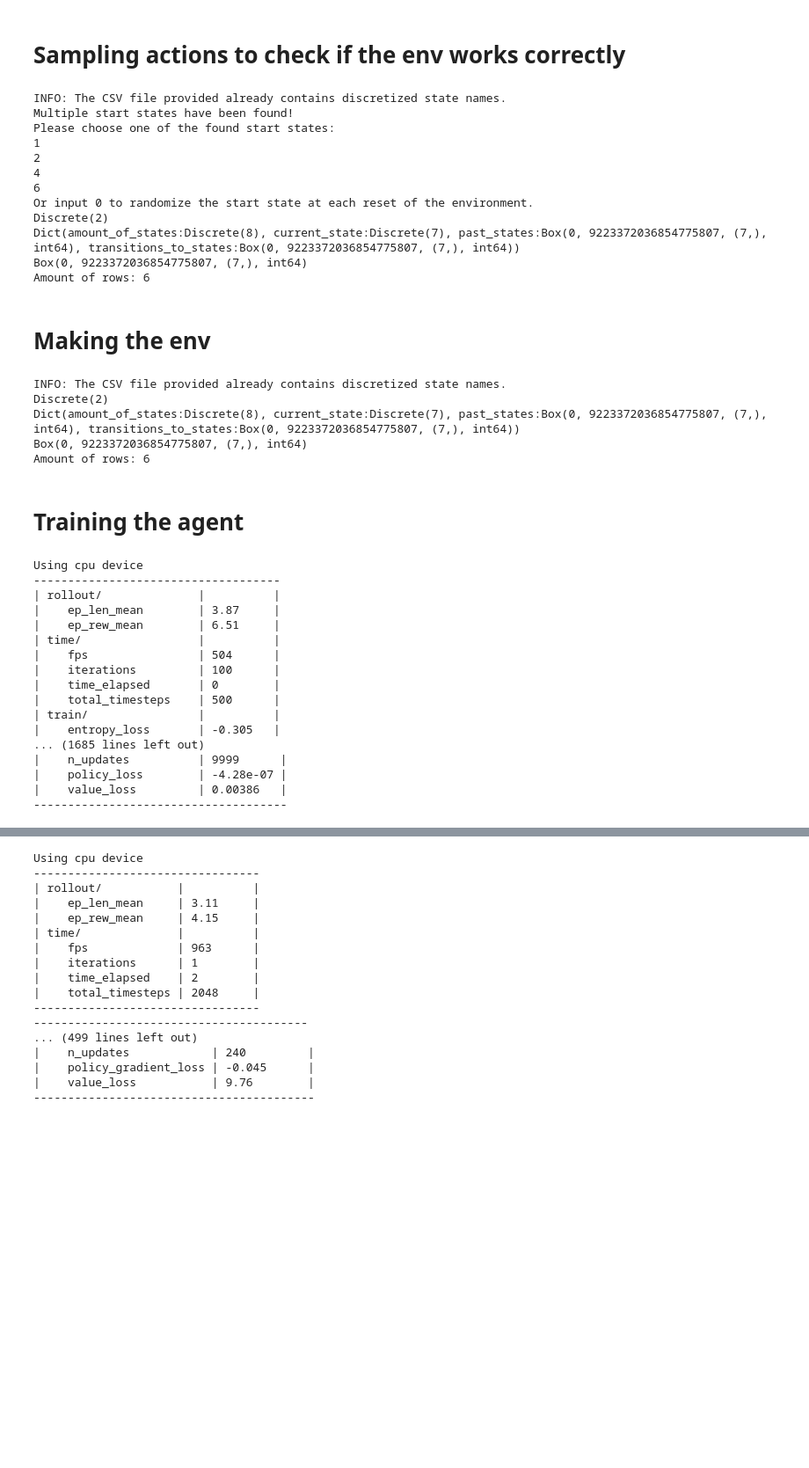
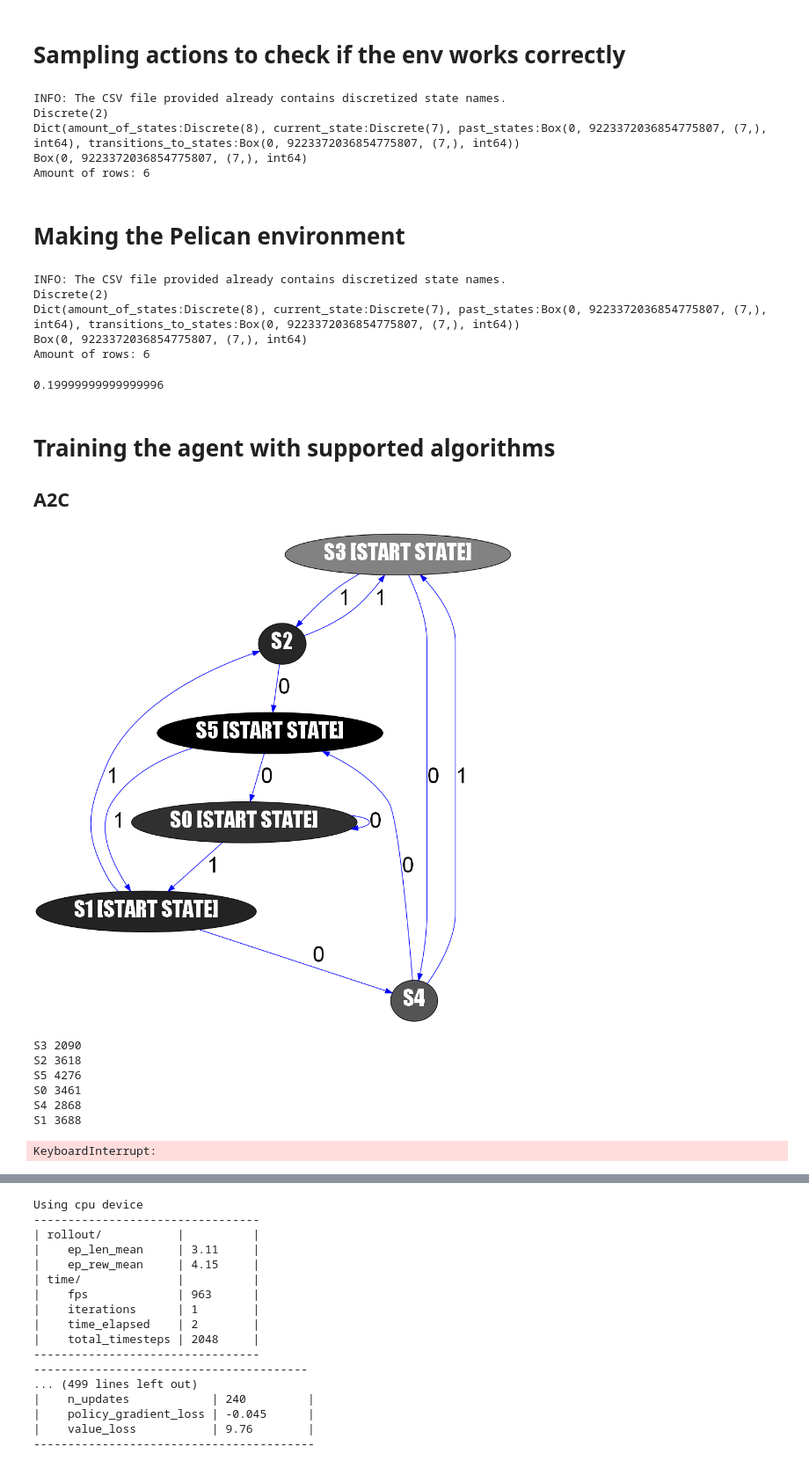
Before and after one commit to mlegas/FSM-reinforcement-learning, a Jupyter notebook: pelican.ipynb, the cells around one changed output, grey strips where cells are left out. Shown: that part at 88% size. Saved outputs shown, nothing was run; the diff lists cells and outputs as text; code cells hidden in the pictures; blank space fills up the shorter version.

```diff
--- a/pelican.ipynb
+++ b/pelican.ipynb
@@ -164,8 +167,9 @@ class FSMEnv(gym.Env):
       for row in csv_dict_reader:
         self.row_counter += 1
 
-        if len(row['Transitions_to_states'].split()) != int(row['Possible_discrete_actions_(transitions)']):
-          broken_states_exist = True
+        if len(row['Transitions_to_states'].split()) != int(row['Possible_discrete_actions_(transitions)']) or len(row['Transitions_to_states'].split()) != len(row['Transition_names'].split()) or int(row['Possible_discrete_actions_(transitions)']) != len(row['Transition_names'].split()):
+          if broken_states_exist == False:
+            broken_states_exist = True
           broken_states.append(row['Unique_ID'])
 
         if int(row['Unique_ID']) == self.start_state_id:
@@ -248,6 +252,7 @@ class FSMEnv(gym.Env):
           self.past_unique_id_states[self.amount_of_states_visited] = int(row['Unique_ID'])
           # self.amount_of_states_visited = 1
           # Leaving it at 0 will be a bit untrue, but better for the reward.
+          break
 
     observation = {
       'current_state': self.current_discretized_state,
@@ -304,6 +309,7 @@ class FSMEnv(gym.Env):
 
             actions = int(row['Possible_discrete_actions_(transitions)'])
             self.action_space = gym.spaces.Discrete(actions)
+            break
 
       if new_state_successfully_found == False:
         raise FSMTransitionStateNotFoundError(self.current_unique_id_state)
@@ -452,62 +562,59 @@ Amount of rows: 6
 # %% [markdown]
 # Sampling actions to check if the env works correctly
 # %%
-env = FSMEnv('pelican.csv')
+env = FSMEnv('pelican.csv', start_state_id=0)
 env.reset()
 for _ in range(6):
     env.step(env.action_space.sample()) # Sample a random action and step
 env.close()
 # %% [output]
 INFO: The CSV file provided already contains discretized state names.
-Multiple start states have been found!
-Please choose one of the found start states:
-1
-2
-4
-6
-Or input 0 to randomize the start state at each reset of the environment.
 Discrete(2)
 Dict(amount_of_states:Discrete(8), current_state:Discrete(7), past_states:Box(0, 9223372036854775807, (7,), int64), transitions_to_states:Box(0, 9223372036854775807, (7,), int64))
 Box(0, 9223372036854775807, (7,), int64)
 Amount of rows: 6
 # %% [markdown]
-# Making the env
+# Making the Pelican environment
 # %%
 from stable_baselines3 import PPO, A2C
 from stable_baselines3.common.env_util import make_vec_env
 
-# Insta4ntiate the env
-env = FSMEnv('pelican.csv', start_state_id=0)
+# Instantiate the env
+env = FSMEnv('pelican.csv', start_state_id=1)
 # wrap it
+env = FSMRenderingWrapper(env)
 env = make_vec_env(lambda: env, n_envs=1)
+# wrap it again
 # %% [output]
 INFO: The CSV file provided already contains discretized state names.
 Discrete(2)
 Dict(amount_of_states:Discrete(8), current_state:Discrete(7), past_states:Box(0, 9223372036854775807, (7,), int64), transitions_to_states:Box(0, 9223372036854775807, (7,), int64))
 Box(0, 9223372036854775807, (7,), int64)
 Amount of rows: 6
+# %%
+# NewValue = (((OldValue - OldMin) * (NewMax - NewMin)) / (OldMax - OldMin)) + NewMin
+# if value < 0.5 white text
+# if value > 0.5 black text
+# set HSV filled color for nodes when rendering
+
+NewValue = (400 * - 1.0) / (500) + 1.0
+NewValue
+# %% [output]
+0.19999999999999996
 # %% [markdown]
-# Training the agent
+# Training the agent with supported algorithms
+## A2C
 # %%
 #Train the agent
 # You are probably using a MlpPolicy instead of a MultiInputPolicy (cf doc)
 # AttributeError: 'dict' object has no attribute 'flatten'
-model = A2C('MultiInputPolicy', env, gamma=0.999, verbose=1).learn(50000)
+model = A2C('MultiInputPolicy', env, gamma=0.999, verbose=0).learn(50000)
 # %% [output]
+[figure, added]
-Using cpu device
-------------------------------------
-| rollout/              |          |
-|    ep_len_mean        | 3.87     |
-|    ep_rew_mean        | 6.51     |
-| time/                 |          |
-|    fps                | 504      |
-|    iterations         | 100      |
-|    time_elapsed       | 0        |
-|    total_timesteps    | 500      |
-| train/                |          |
-|    entropy_loss       | -0.305   |
-... (1685 lines left out)
-|    n_updates          | 9999      |
-|    policy_loss        | -4.28e-07 |
-|    value_loss         | 0.00386   |
--------------------------------------
+S3 2090
+S2 3618
+S5 4276
+S0 3461
+S4 2868
+S1 3688
+KeyboardInterrupt:
```
Also changed, not shown: parts of 7 cells of this notebook.
